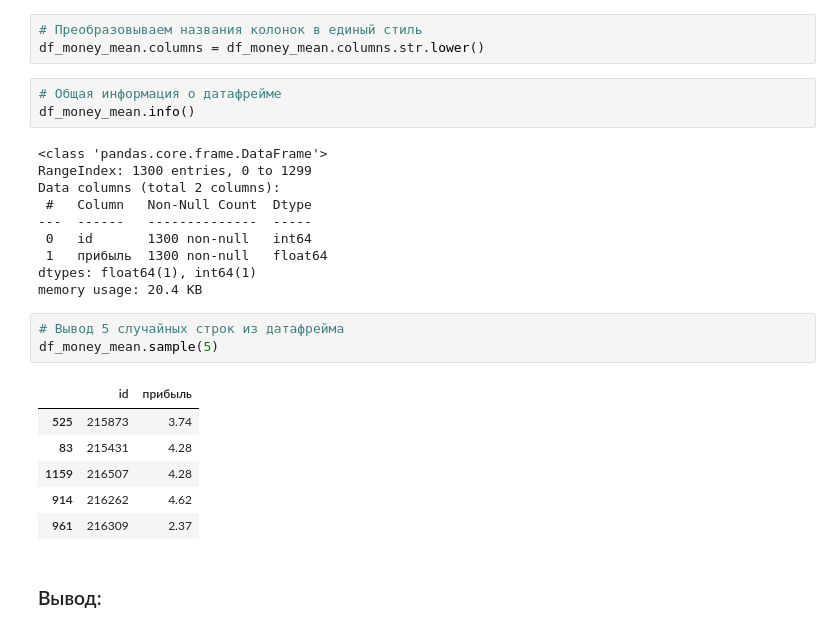
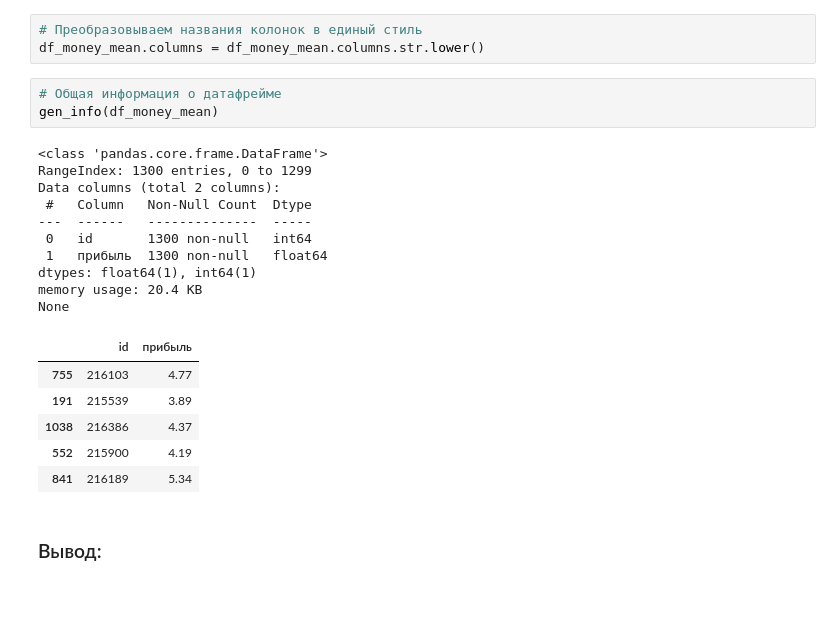
Before and after one commit to KirillShiryaev61/customer_activity_prediction, a Jupyter notebook: customer_activity_prediction.ipynb, the cells around one changed output. Saved outputs shown, nothing was run; the diff lists cells and outputs as text; blank space fills up the shorter version.

```diff
--- a/Обучение с учителем.ipynb
+++ b/customer_activity_prediction.ipynb
@@ -480,27 +477,24 @@ df_time.sample(5)
 df_money_mean.columns = df_money_mean.columns.str.lower()
 # %%
 # Общая информация о датафрейме
-df_money_mean.info()
+gen_info(df_money_mean)
 # %% [output]
 <class 'pandas.core.frame.DataFrame'>
 RangeIndex: 1300 entries, 0 to 1299
 Data columns (total 2 columns):
  #   Column   Non-Null Count  Dtype
 ---  ------   --------------  -----
  0   id       1300 non-null   int64
  1   прибыль  1300 non-null   float64
 dtypes: float64(1), int64(1)
 memory usage: 20.4 KB
+None
+|  | id | прибыль |
+| 755 | 216103 | 4.77 |
+| 191 | 215539 | 3.89 |
+| 1038 | 216386 | 4.37 |
+| 552 | 215900 | 4.19 |
+| 841 | 216189 | 5.34 |
-# %%
-# Вывод 5 случайных строк из датафрейма
-df_money_mean.sample(5)
-# %% [output]
-|  | id | прибыль |
-| 525 | 215873 | 3.74 |
-| 83 | 215431 | 4.28 |
-| 1159 | 216507 | 4.28 |
-| 914 | 216262 | 4.62 |
-| 961 | 216309 | 2.37 |
 # %% [markdown]
 ### Вывод:
 # %% [markdown]
```
Also changed, not shown: parts of 13 cells of this notebook, 2 other files.
